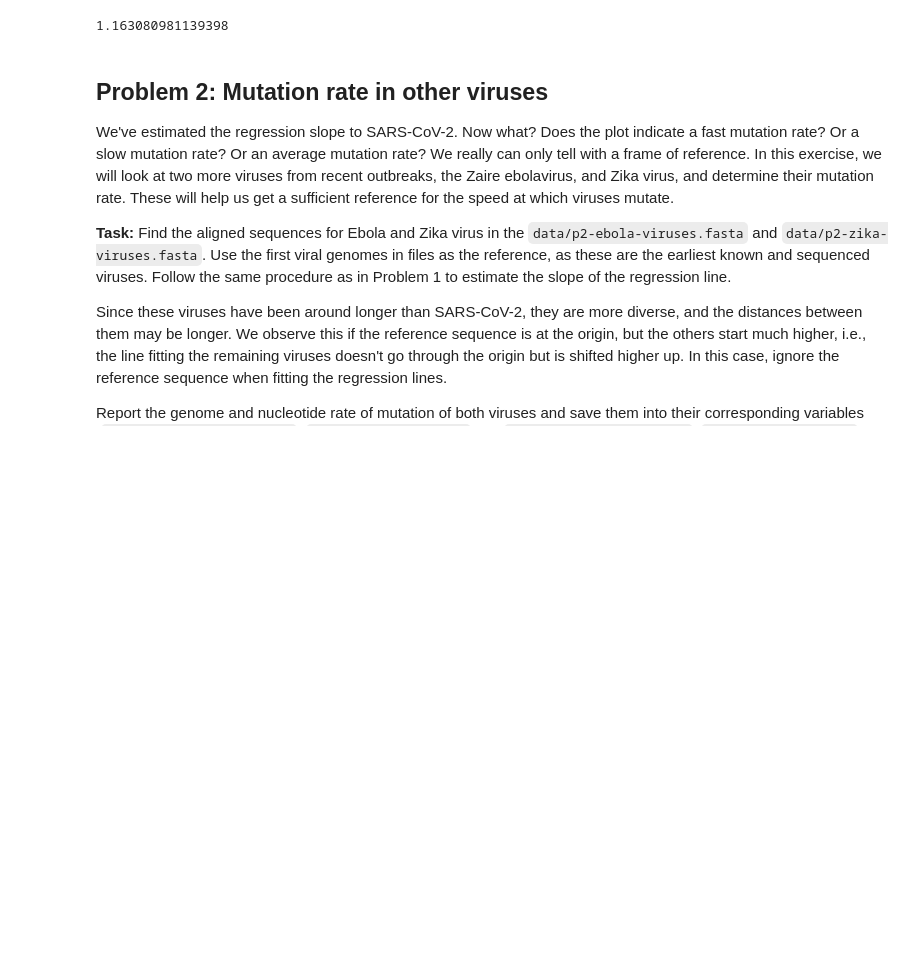
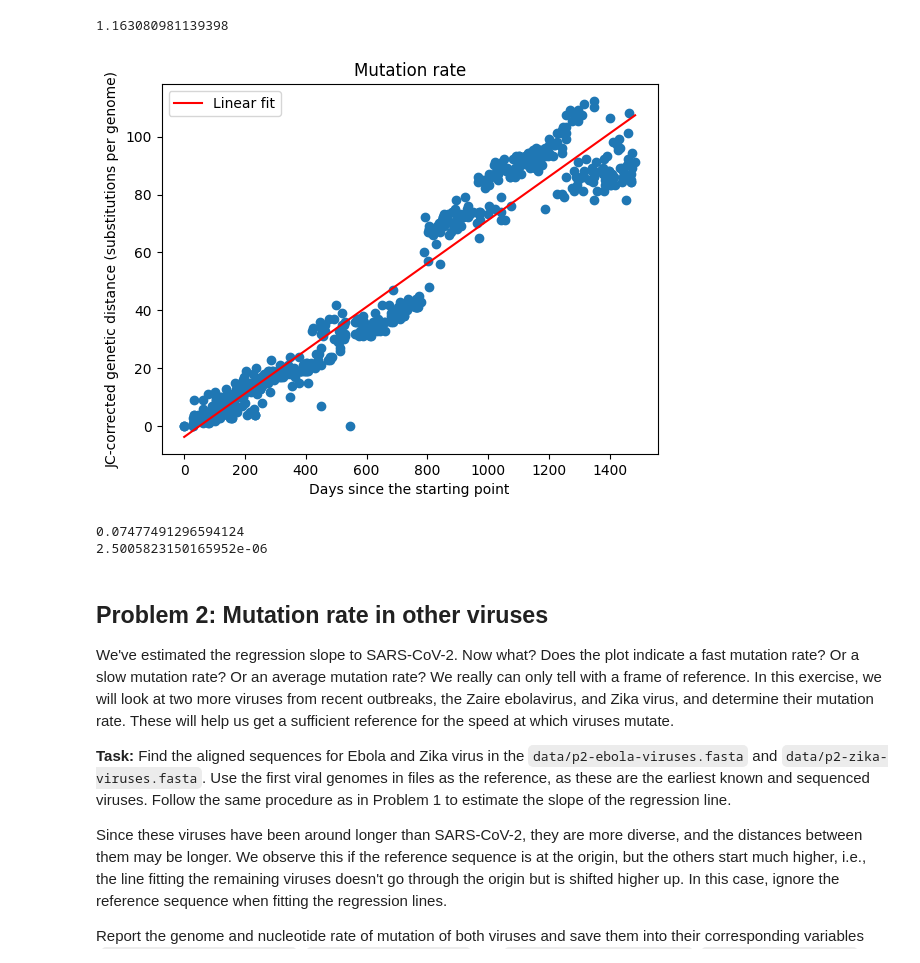
Before and after one commit to ashleeton/assign_viral_evo, a Jupyter notebook: viral_evo_workbook.ipynb, the cells around one changed output. Saved outputs shown, nothing was run; the diff lists cells and outputs as text; code cells hidden in the pictures; blank space fills up the shorter version.

Commit message:
finished problem 1, created svg image and changed boundary for jukes cantor

```diff
--- a/viral_evo_workbook.ipynb
+++ b/viral_evo_workbook.ipynb
@@ -74,0 +72,46 @@ sars_cov_2_per_nt_per_day = 0.0
+# %%
+ids = []
+dates = []
+seqs = []
+
+for record in SeqIO.parse("data/p1-sars-cov-2-variants.fasta", "fasta"):
+    parts = record.id.split("|")
+    ids.append(parts[0])
+    dates.append(pd.to_datetime(parts[2]))
+    seqs.append(str(record.seq))
+
+r = ids.index("NC_045512.2")
+
+ref_seq = seqs[r]
+start = min(dates)
+
+days = []
+distances = []
+for d, s in zip(dates, seqs):
+    days.append((d - start).days)
+    distances.append(jukes_cantor(ref_seq, s))
+# %%
+import matplotlib.pyplot as plt
+
+fig, ax = plt.subplots()
+ax.scatter(days, distances)
+ax.set_xlabel("Days since the starting point")
+ax.set_ylabel("JC-corrected genetic distance (substitutions per genome)")
+ax.set_title("Mutation rate")
+
+slope, intercept = np.polyfit(days, distances, 1)
+
+x_line = np.array([0, max(days)])
+y_line = slope*x_line + intercept
+ax.plot(x_line, y_line, color="red", label=f"Linear fit")
+ax.legend()
+
+fig.savefig("problem1.svg")
+# %% [output]
+[figure, added]
+# %%
+print(slope)                    # sars_cov_2_per_genome_per_day
+print(slope / len(ref_seq))     # sars_cov_2_per_nt_per_day
+# %% [output]
+0.07477491296594124
+2.5005823150165952e-06
```
Also changed, not shown: parts of 2 cells of this notebook, 2 other files.
